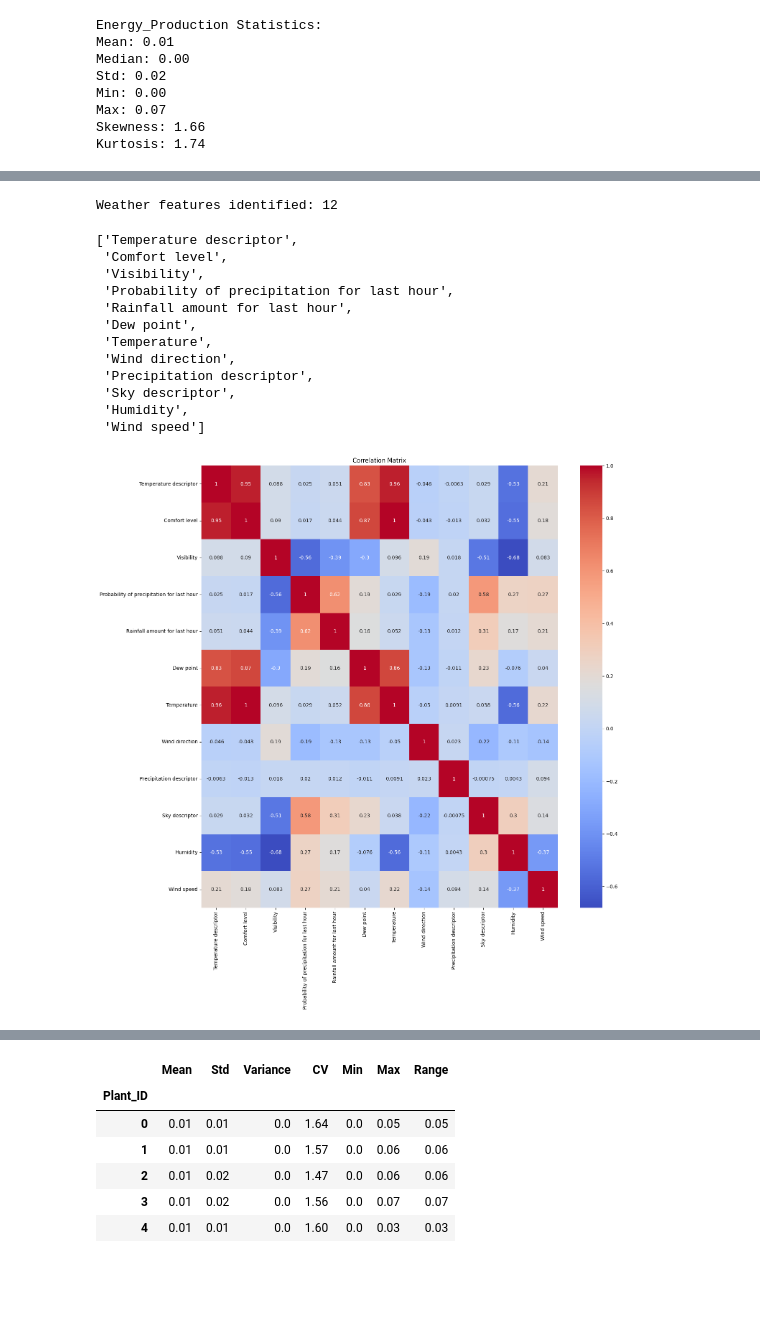
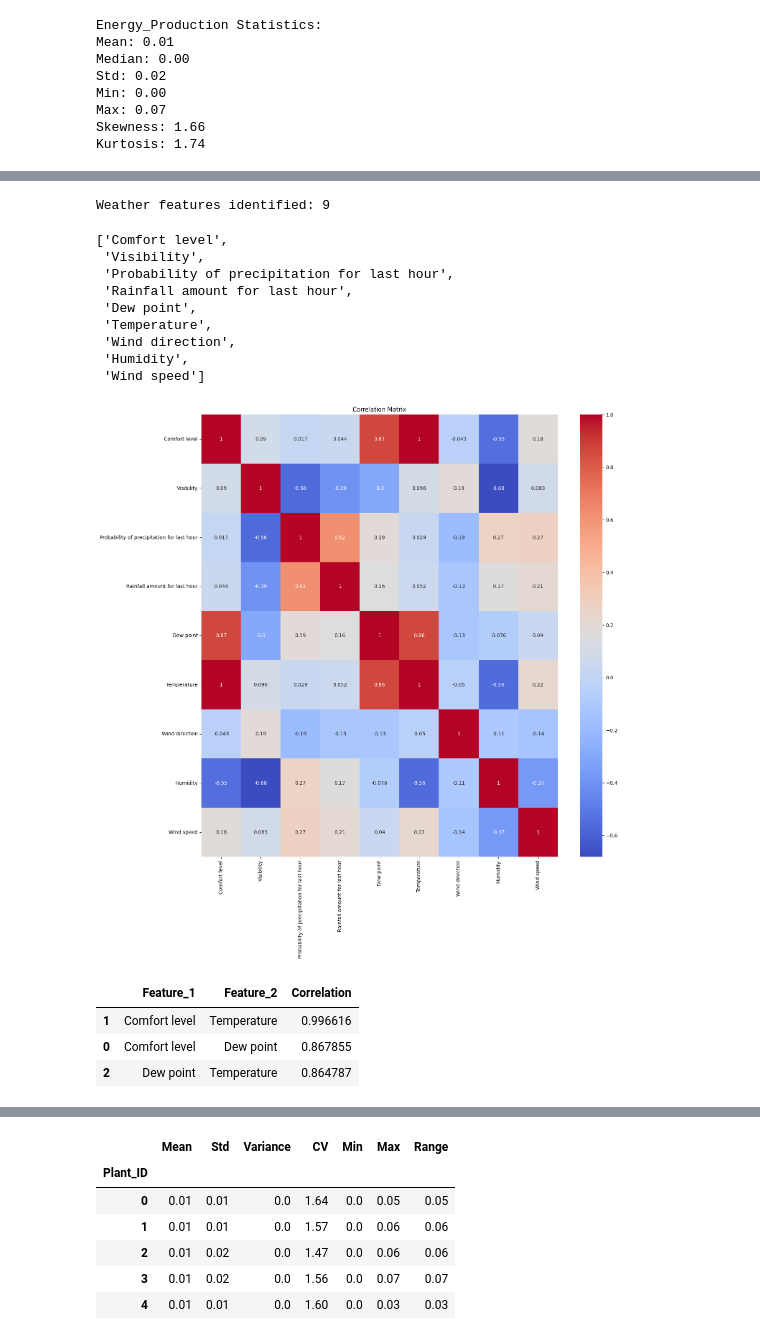
Before and after one commit to Katpst/Solar-Energy-Production-Forecasting, a Jupyter notebook: ML_Forecasting.ipynb, the cells around one changed output, grey strips where cells are left out. Drawn from its saved outputs; the diff is of its cells as text; code cells hidden in the pictures; blank space fills up the shorter version.

```diff
--- a/ML_Forecasting.ipynb
+++ b/ML_Forecasting.ipynb
@@ -85,3 +98,6 @@ memory usage: 22.9+ MB
+# %%
+train["Precipitation descriptor"] = train["Precipitation descriptor"].replace(-2147483648, np.nan)
+# test doesnt have mismatch
 # %%
 #Missing value analysis
 print(train.isnull().sum())
@@ -191,44 +228,56 @@ Kurtosis: 1.74
 # %%
 #Correlations between weather variables
+#We computed correlations only on continuous numerical weather
+#features because the descriptor variables are categorical codes
 #Select only numerical weather features(excluding Plant_ID, Energy_Production and Benchmark)
-weather_cols = train.select_dtypes(include=[np.number]).columns.tolist()
-weather_cols=[col for col in weather_cols if col not in [plant_col,target_col,'Benchmark']]
-
+weather_cols = [
+    "Comfort level",
+    "Visibility",
+    "Probability of precipitation for last hour",
+    "Rainfall amount for last hour",
+    "Dew point",
+    "Temperature",
+    "Wind direction",
+    "Humidity",
+    "Wind speed"
+]
 print(f"Weather features identified: {len(weather_cols)}")
 display(weather_cols)
 
 #Correlation matrix
 corr_matrix = train[weather_cols].corr()
 
 #Visualisation of correlation matrix with heatmap
 fig,ax=plt.subplots(figsize=(16,16))
 sns.heatmap(corr_matrix, annot=True, cmap='coolwarm', ax=ax)
 ax.set_title('Correlation Matrix')
 plt.show()
 
 #Identify highly correlated feature pairs with absolute correlation >0.8 as these pairs can cause multicolinearity issue in linear models
 high_corr_pairs = []
 for i in range(len(corr_matrix.columns)):
     for j in range(i+1,len(corr_matrix.columns)):
         if abs(corr_matrix.iloc[i,j]) > 0.8:
           high_corr_pairs.append({"Feature_1":corr_matrix.columns[i],
                                   "Feature_2":corr_matrix.columns[j],
                                   "Correlation":corr_matrix.iloc[i,j]})
+display(pd.DataFrame(high_corr_pairs).sort_values("Correlation", key=lambda s: s.abs(), ascending=False).head(20))
 # %% [output]
-Weather features identified: 12
+Weather features identified: 9
-['Temperature descriptor',
- 'Comfort level',
+['Comfort level',
  'Visibility',
  'Probability of precipitation for last hour',
  'Rainfall amount for last hour',
  'Dew point',
  'Temperature',
  'Wind direction',
- 'Precipitation descriptor',
- 'Sky descriptor',
  'Humidity',
  'Wind speed']
-[figure, old version]
+[figure, new version]
+|  | Feature_1 | Feature_2 | Correlation |
+| 1 | Comfort level | Temperature | 0.996616 |
+| 0 | Comfort level | Dew point | 0.867855 |
+| 2 | Dew point | Temperature | 0.864787 |
 # %%
 #Correlation between weather features and target
 target_corr=train[weather_cols+[target_col]].corr()[target_col].drop(target_col)
```
Also changed, not shown: parts of 31 cells of this notebook.
